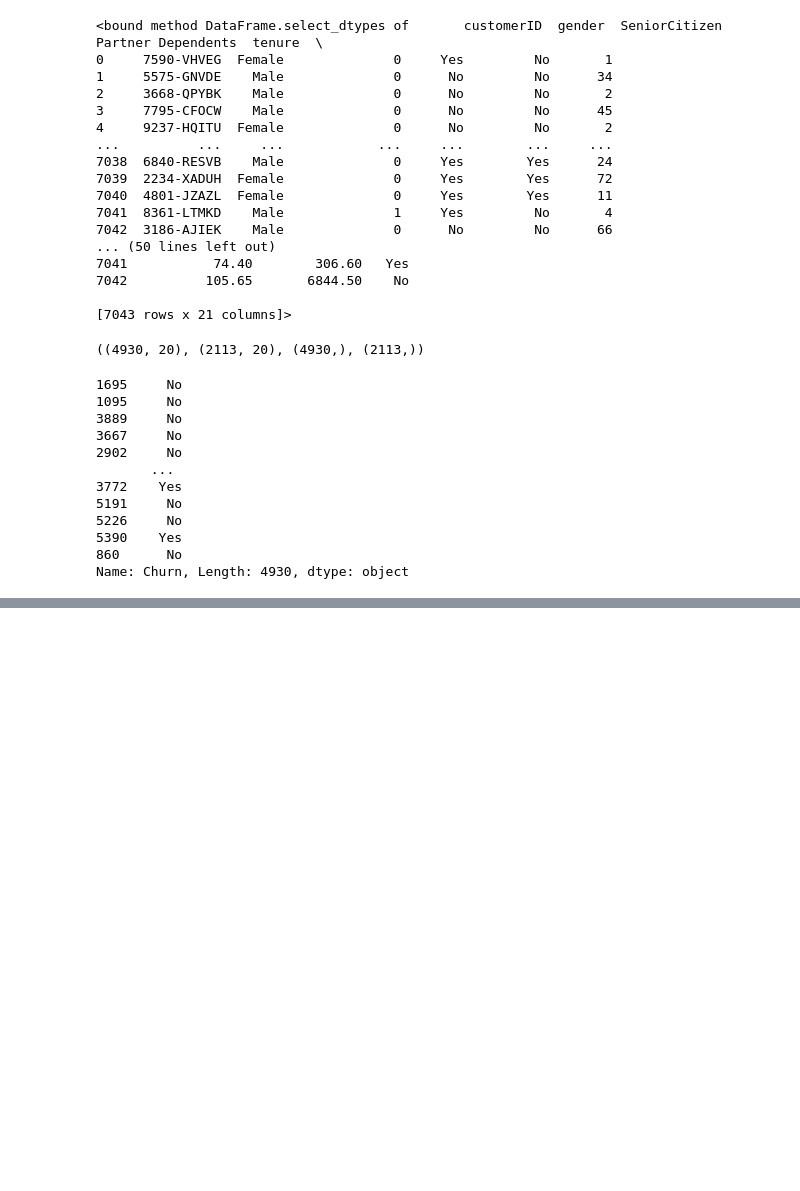
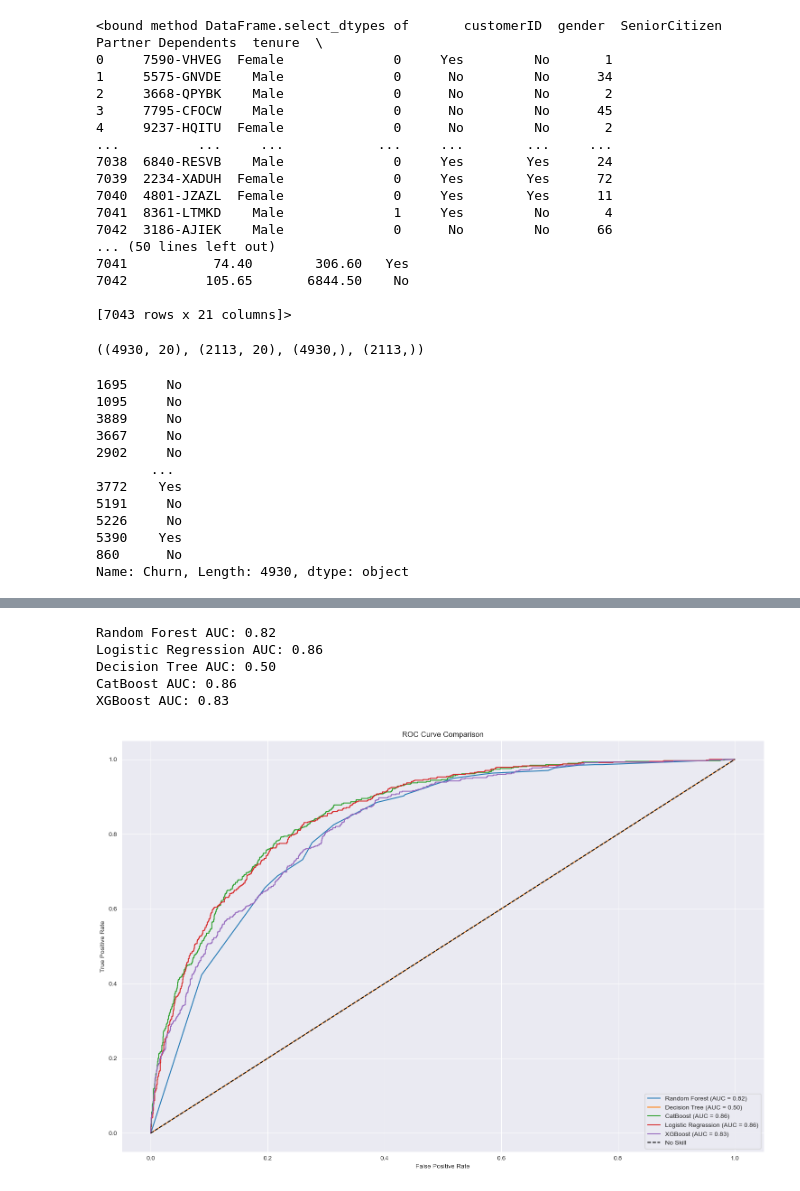
Before and after one commit to DeniseLeah/telcom_churn, a Jupyter notebook: simple.ipynb, the cells around one changed output, grey strips where cells are left out. Saved outputs shown, nothing was run; the diff lists cells and outputs as text; code cells hidden in the pictures; blank space fills up the shorter version.

```diff
--- a/simple.ipynb
+++ b/simple.ipynb
@@ -592,0 +751,53 @@ final_rf_pipeline.fit(X_train, y_train)
+# %%
+
+le = LabelEncoder()
+y_test_b = le.fit_transform(y_test)
+# %%
+fpr_rfc, tpr_rfc, thresholds_rfc = roc_curve(y_test_b, f_rf_probs[:, 1])
+auc_rfc = roc_auc_score(y_test_b, f_rf_probs[:, 1])
+print(f"Random Forest AUC: {auc_rfc:.2f}")
+
+fpr_lr, tpr_lr, thresholds_lr = roc_curve(y_test_b, f_lr_prob[:, 1])
+auc_lr = roc_auc_score(y_test_b, f_lr_prob[:, 1])
+print(f"Logistic Regression AUC: {auc_lr:.2f}")
+
+
+# ROC and AUC for Decision Tree
+fpr_dtc, tpr_dtc, thresholds_dtc = roc_curve(y_test_b, f_dtc_probs[:, 1])
+auc_dtc = roc_auc_score(y_test_b, f_dtc_probs[:, 1])
+print(f"Decision Tree AUC: {auc_dtc:.2f}")
+
+# ROC and AUC for CatBoost
+fpr_cat, tpr_cat, thresholds_cat = roc_curve(y_test_b, cat_prob[:, 1])
+auc_cat = roc_auc_score(y_test_b, cat_prob[:, 1])
+print(f"CatBoost AUC: {auc_cat:.2f}")
+
+# ROC and AUC for XGBoost
+fpr_xgb, tpr_xgb, thresholds_xgb = roc_curve(y_test_b, xgb_prob[:, 1])
+auc_xgb = roc_auc_score(y_test_b, xgb_prob[:, 1])
+print(f"XGBoost AUC: {auc_xgb:.2f}")
+# %% [output]
+Random Forest AUC: 0.82
+Logistic Regression AUC: 0.86
+Decision Tree AUC: 0.50
+CatBoost AUC: 0.86
+XGBoost AUC: 0.83
+# %%
+
+plt.figure(figsize=(15, 10))
+plt.plot(fpr_rfc, tpr_rfc, label=f'Random Forest (AUC = {auc_rfc:.2f})')
+plt.plot(fpr_dtc, tpr_dtc, label=f'Decision Tree (AUC = {auc_dtc:.2f})')
+plt.plot(fpr_cat, tpr_cat, label=f'CatBoost (AUC = {auc_cat:.2f})')
+plt.plot(fpr_lr, tpr_lr, label=f'Logistic Regression (AUC = {auc_lr:.2f})')
+plt.plot(fpr_xgb, tpr_xgb, label=f'XGBoost (AUC = {auc_xgb:.2f})')
+plt.plot([0, 1], [0, 1], 'k--', label='No Skill')  # Fixed diagonal line
+
+plt.xlabel('False Positive Rate')
+plt.ylabel('True Positive Rate')
+plt.title('ROC Curve Comparison')
+plt.legend(loc='lower right')
+plt.grid(True)
+plt.tight_layout()
+plt.show()
+# %% [output]
+[figure, added]
```
Also changed, not shown: parts of 18 cells of this notebook, 6 other files.
